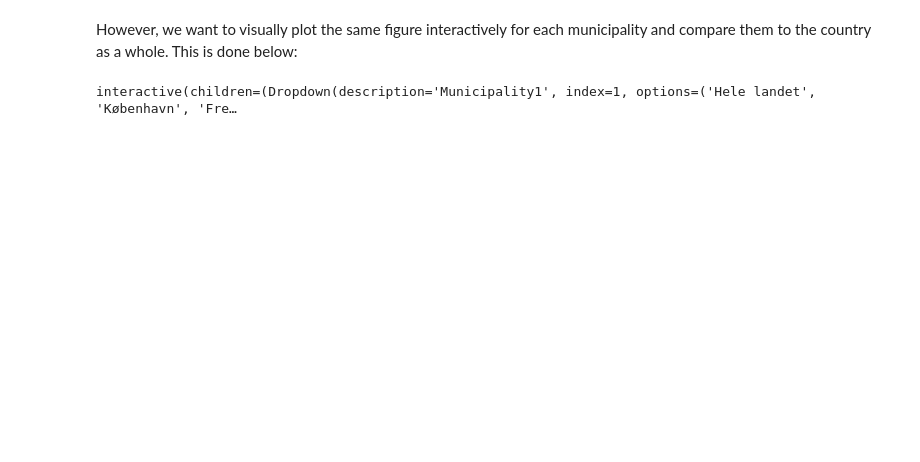
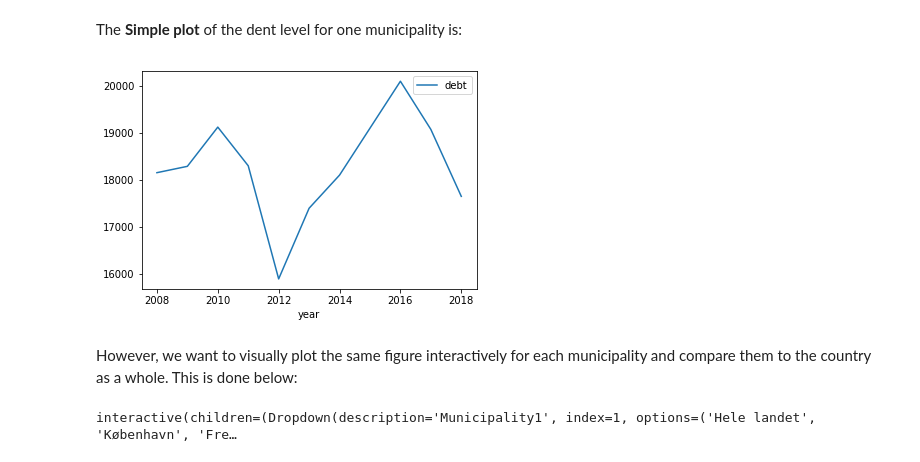
Before and after one commit to NumEconCopenhagen/projects-2019-peter-larsens-kaffe-m-havre, a Jupyter notebook: dataproject/dataProject.ipynb, the cells around one changed output. Drawn from its saved outputs; the diff is of its cells as text; code cells hidden in the pictures; blank space fills up the shorter version.

```diff
--- a/dataproject/dataProject.ipynb
+++ b/dataproject/dataProject.ipynb
@@ -205,0 +73,8 @@ gaeld_tall.loc[gaeld_tall['municipality2'] == 'Køge', :].plot(x='year',y='g');
+# %%
+myDict = {}
+for i in range(2008, 2019): # range goes from 2008 to but not including 2019
+    myDict[str(i)] = f'debt{i}'
+
+# Rename columns
+debt.rename(columns = myDict, inplace=True)
+debt.head(10)
@@ -205,0 +99,5 @@ gaeld_tall.loc[gaeld_tall['municipality2'] == 'Køge', :].plot(x='year',y='g');
+# %%
+for val in ['Region', 'Landsdel']:
+    I = debt.municipality.str.contains(val)
+    debt = debt.loc[I == False] # keep everything else
+debt.head(5)
@@ -205,0 +115,6 @@ gaeld_tall.loc[gaeld_tall['municipality2'] == 'Køge', :].plot(x='year',y='g');
+# %%
+# a. convert to long and reset index
+debt_long = pd.wide_to_long(debt, stubnames='debt', i='municipality', j='year').reset_index()
+
+# b. show
+debt_long.head()
@@ -205,0 +128,4 @@ gaeld_tall.loc[gaeld_tall['municipality2'] == 'Køge', :].plot(x='year',y='g');
+# %%
+# Creating a new column, which is identical to another column. (used for plotting below)
+debt_long['municipality2']=debt_long['municipality']
+debt_long.head(5)
@@ -206,3 +174,9 @@ gaeld_tall.loc[gaeld_tall['municipality2'] == 'Køge', :].plot(x='year',y='g');
+# %% [markdown]
+The **Simple plot** of the dent level for one municipality is:
+# %%
+debt_long.loc[debt_long['municipality2'] == 'Køge', :].plot(x='year',y='debt');
+# %% [output]
+[figure, added]
 # %% [markdown]
 However, we want to visually plot the same figure interactively for each municipality and compare them to the country as a whole. This is done below:
 # %%
```
Also changed, not shown: parts of 47 cells of this notebook, 2 other files.
